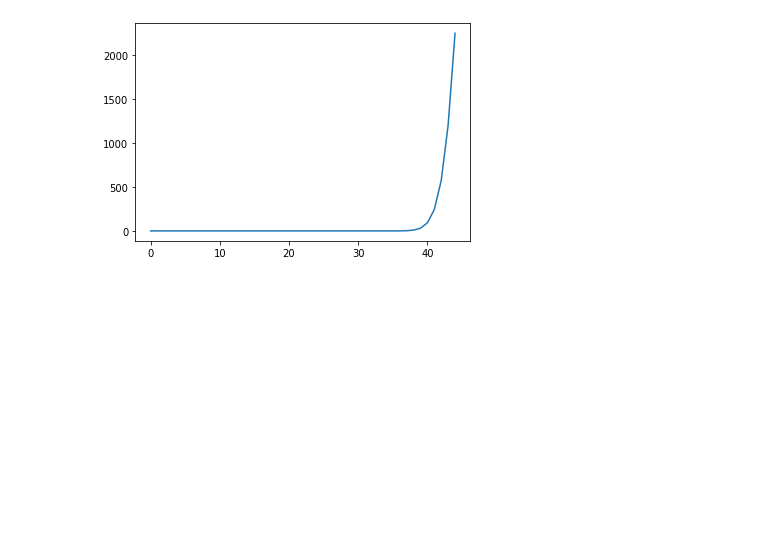
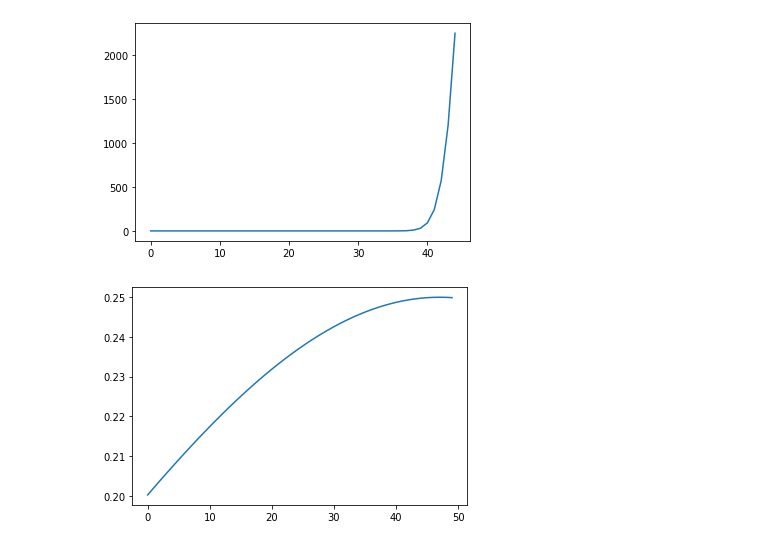
Before and after one commit to ericphamhung/covid-19, a Jupyter notebook: supplement2.ipynb, the cells around one changed output. Cells and saved outputs as stored; diff of their text form; code cells hidden in the pictures; blank space fills up the shorter version.

```diff
--- a/supplement2.ipynb
+++ b/supplement2.ipynb
@@ -184,3 +184,22 @@ plt.plot(fx(t,*params))
 # %% [output]
 [<matplotlib.lines.Line2D at 0x...>]
 [figure]
+# %%
+t = np.linspace(-50,50,50)
+
+
+def sigmoid(x,w0,w1):
+    y = w0 + w1*x
+    return 1/(1+np.exp(-y))
+
+def func(x, w0, w1):
+    y = w0 + w1*x
+    return np.exp(y)/((1+np.exp(y))**2)
+# %%
+p=[0.46,-.01]
+
+# plt.plot(sigmoid(t,*p))
+plt.plot(func(t,*p))
+plt.show()
+# %% [output]
+[figure, added]
```
Also changed, not shown: parts of 1 cell of this notebook, 3 other files.
